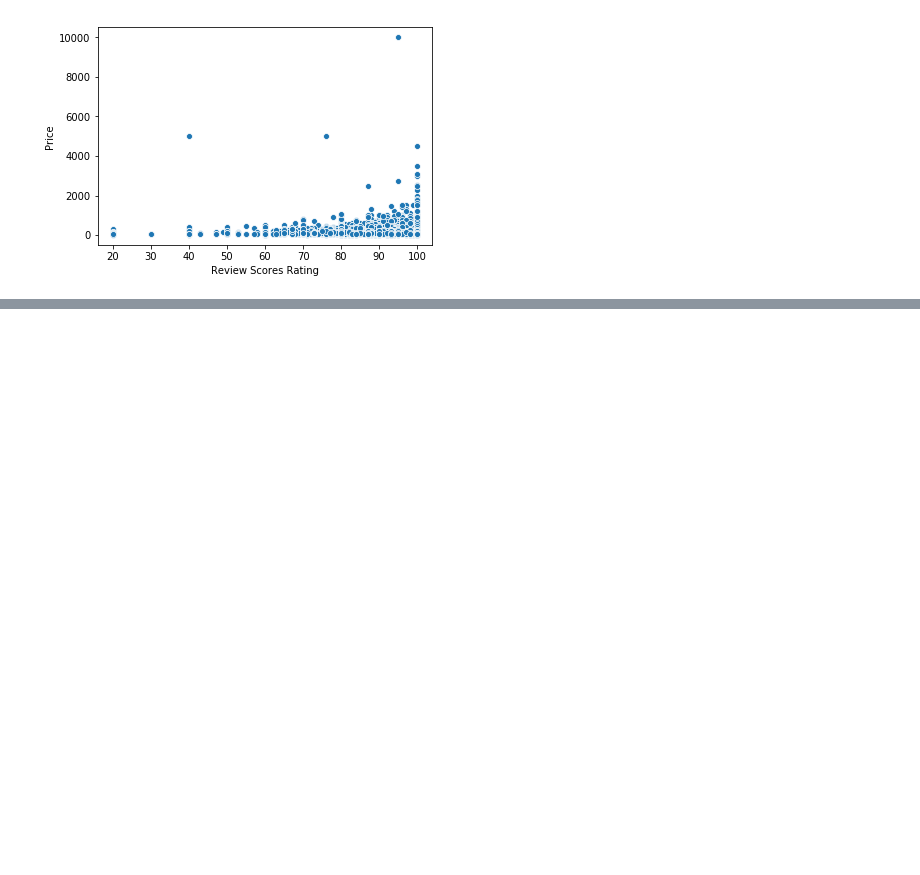
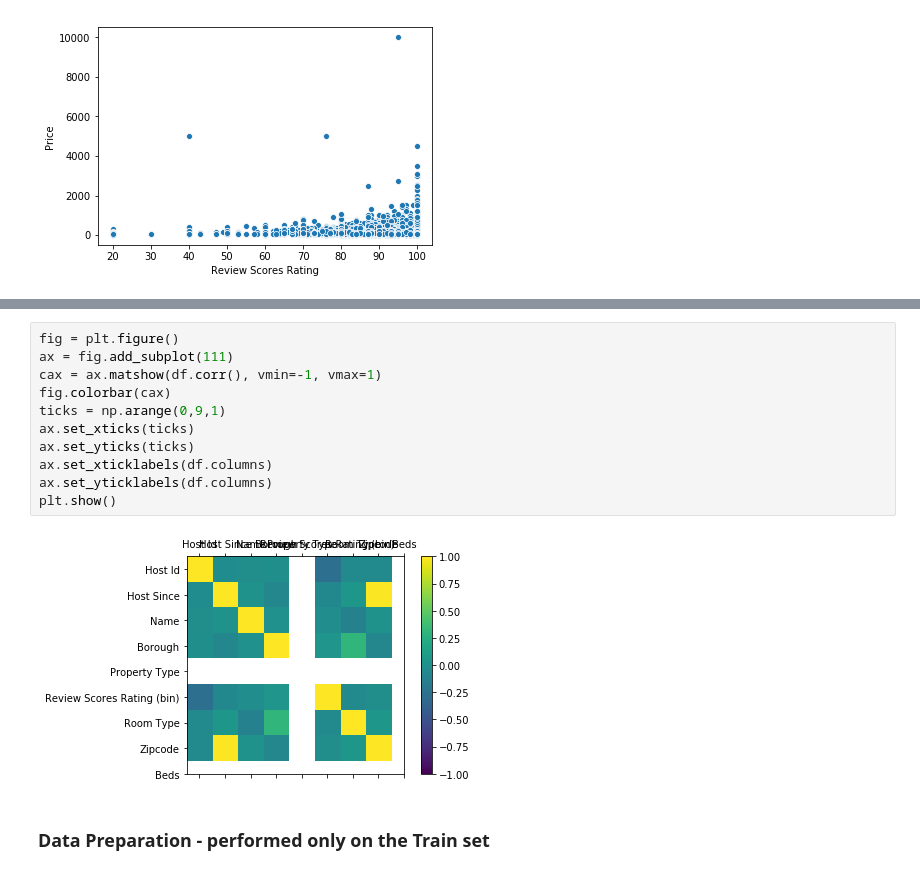
Before and after one commit to fhuadeen/TOW-Airbnb-DM, a Jupyter notebook: TOW Airbnb Data.ipynb, the cells around one changed output, grey strips where cells are left out. Drawn from its saved outputs; the diff is of its cells as text; blank space fills up the shorter version.

```diff
--- a/TOW Airbnb Data.ipynb
+++ b/TOW Airbnb Data.ipynb
@@ -174,0 +194,15 @@ plt.show()
+# %%
+fig = plt.figure()
+ax = fig.add_subplot(111)
+cax = ax.matshow(df.corr(), vmin=-1, vmax=1)
+fig.colorbar(cax)
+ticks = np.arange(0,9,1)
+ax.set_xticks(ticks)
+ax.set_yticks(ticks)
+ax.set_xticklabels(df.columns)
+ax.set_yticklabels(df.columns)
+plt.show()
+# %% [output]
+[figure, added]
+# %% [markdown]
+### Data Preparation - performed only on the Train set
```
Also changed, not shown: parts of 28 cells of this notebook, 3 other files.
